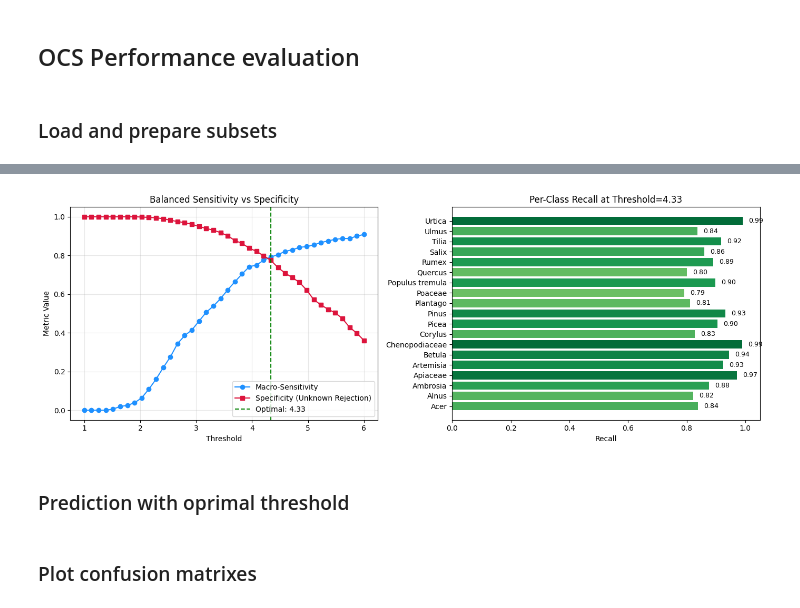
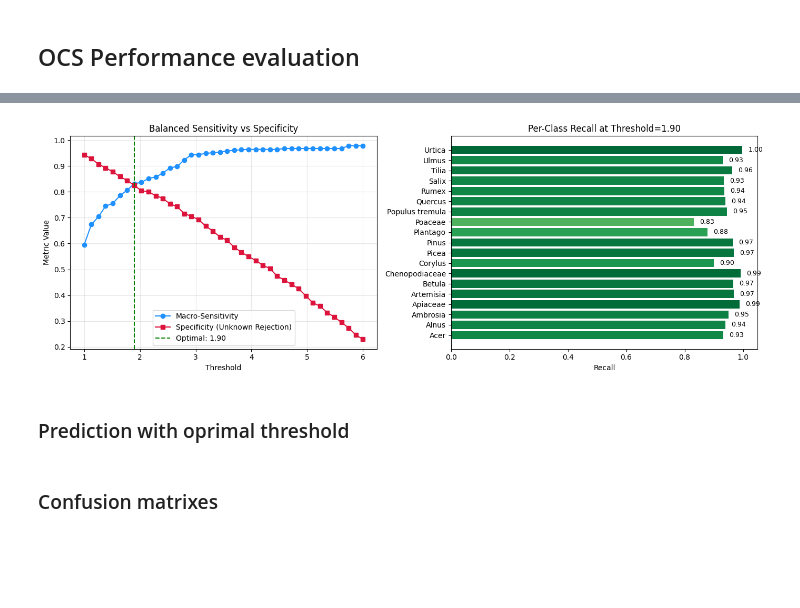
Before and after one commit to Digiratory/Pollen-Analyzer, a Jupyter notebook: 4_ocs_calibration.ipynb, the cells around one changed output, grey strips where cells are left out. Saved outputs shown, nothing was run; the diff lists cells and outputs as text; code cells hidden in the pictures; blank space fills up the shorter version.

```diff
--- a/4_ocs_calibration.ipynb
+++ b/4_ocs_calibration.ipynb
@@ -47,15 +83,9 @@ def evaluate_anchor(df, label):
     std = np.std(positions, axis=0)
     return anchor, std
 # %%
-anchors = {}
 anchor_to_label = {}
-label_to_index = {}
 anchors_np = np.zeros((19, 19))
-thresholds_np = np.zeros((19, 19))
-for l in trainval_cls_pred_pd.label.unique():
+for l in species_native:
     a, s = evaluate_anchor(trainval_cls_pred_pd, l)
-    anchors[l] = a
-    anchors_np[np.argmax(a)] = a
-    anchor_to_label[np.argmax(a)] = l
-    label_to_index[l] = np.argmax(a)
-    thresholds_np[np.argmax(a)] = 5 * s # 2 sigma to cover ~95% of distribution
+    anchors_np[species_classes_map[l]] = a
+    anchor_to_label[species_classes_map[l]] = l
@@ -112,5 +102,5 @@ classify(trainval_cls_pred_pd[embeddings_colls].to_numpy()[250])
 # %%
-def classify_with_threshold(item: np.ndarray, threshold=4):
+def classify_with_threshold(item: np.ndarray, threshold=4, anchors:np.ndarray=anchors_np):
     vec_dist = anchors_np - item
     distances = np.linalg.norm(vec_dist, axis=1)
     closest_class_id = np.argmin(distances)
@@ -230,8 +202,3 @@ def optimize_threshold_balanced(X, y, thresholds_range,
     return best_thresh, results
 # %% [markdown]
 ## OCS Performance evaluation
-# %% [markdown]
-### Load and prepare subsets
-# %%
-trainval_ref_x = trainval_cls_pred_pd[embeddings_colls].to_numpy()
-trainval_ref_y = trainval_cls_pred_pd["label"]
@@ -249,57 +261,3 @@ test_ref_unmasked_y = test_cls_pred_pd["label"]
 # %%
-# 1. Define threshold search space
-# Tip: start narrow around your current value (4), then expand if needed
-thresholds_to_test = np.linspace(1.0, 6.0, 40)
-
-# 2. Optimize
-optimal_thresh, metrics = optimize_threshold_balanced(
-    X=np.concatenate([trainval_ref_x, test_ref_x]),
-    y=np.concatenate([trainval_ref_y, test_ref_y]),
-    thresholds_range=thresholds_to_test,
-    unknown_label="Unknown",
-)
-# optimal_thresh, metrics = optimize_threshold_balanced(
-#     X=test_ref_x,
-#     y=test_ref_y,
-#     thresholds_range=thresholds_to_test,
-#     unknown_label="Unknown",
-# )
-
-print(f"Optimal threshold: {optimal_thresh:.3f}")
-print(f"  Macro-sensitivity: {metrics[-1]['macro_sensitivity']:.3f}")
-print(f"  Specificity: {metrics[-1]['specificity']:.3f}")
-
-# 3. Plot trade-off + per-class recall heatmap
-fig, (ax1, ax2) = plt.subplots(1, 2, figsize=(14, 5))
-
-# Main trade-off curve
-sens = [m["macro_sensitivity"] for m in metrics]
-spec = [m["specificity"] for m in metrics]
-threshs = [m["threshold"] for m in metrics]
-
-ax1.plot(threshs, sens, 'o-', label='Macro-Sensitivity', color='dodgerblue')
-ax1.plot(threshs, spec, 's-', label='Specificity (Unknown Rejection)', color='crimson')
-ax1.axvline(optimal_thresh, color='green', linestyle='--', label=f'Optimal: {optimal_thresh:.2f}')
-ax1.set_xlabel('Threshold')
-ax1.set_ylabel('Metric Value')
-ax1.set_title('Balanced Sensitivity vs Specificity')
-ax1.grid(True, alpha=0.3)
-ax1.legend()
-
-# Per-class recall at optimal threshold (heatmap)
-opt_metrics = next(m for m in metrics if abs(m["threshold"] - optimal_thresh) < 1e-5)
-class_recalls = opt_metrics["class_recalls"]
-if class_recalls:
-    classes = list(class_recalls.keys())
-    recalls = [class_recalls[c] for c in classes]
-    colors = plt.cm.RdYlGn(recalls)
-    bars = ax2.barh(classes, recalls, color=colors)
-    ax2.set_xlabel('Recall')
-    ax2.set_title(f'Per-Class Recall at Threshold={optimal_thresh:.2f}')
-    ax2.set_xlim(0, 1.05)
-    for i, (bar, val) in enumerate(zip(bars, recalls)):
-        ax2.text(val + 0.02, i, f'{val:.2f}', va='center', fontsize=9)
-
-plt.tight_layout()
-plt.show()
+optimal_thresh = find_threshold(np.concatenate([trainval_ref_x]), np.concatenate([trainval_ref_y]), macro_fcn=np.min, file_name=os.path.join("out", "lab_find_threshold.svg"))
 # %% [output]
@@ -309,9 +267,9 @@ Optimal threshold: 4.333
-[figure, old version]
+[figure, new version]
 # %% [markdown]
 ### Prediction with oprimal threshold
 # %%
 trainval_ref_pred  = [classify_with_threshold(item, optimal_thresh)[2] for item in trainval_ref_x]
 test_ref_pred = [classify_with_threshold(item, optimal_thresh)[2] for item in test_ref_x]
 # %% [markdown]
-### Plot confusion matrixes
+### Confusion matrixes
 # %%
```
Also changed, not shown: parts of 45 cells of this notebook, 1 other file.
